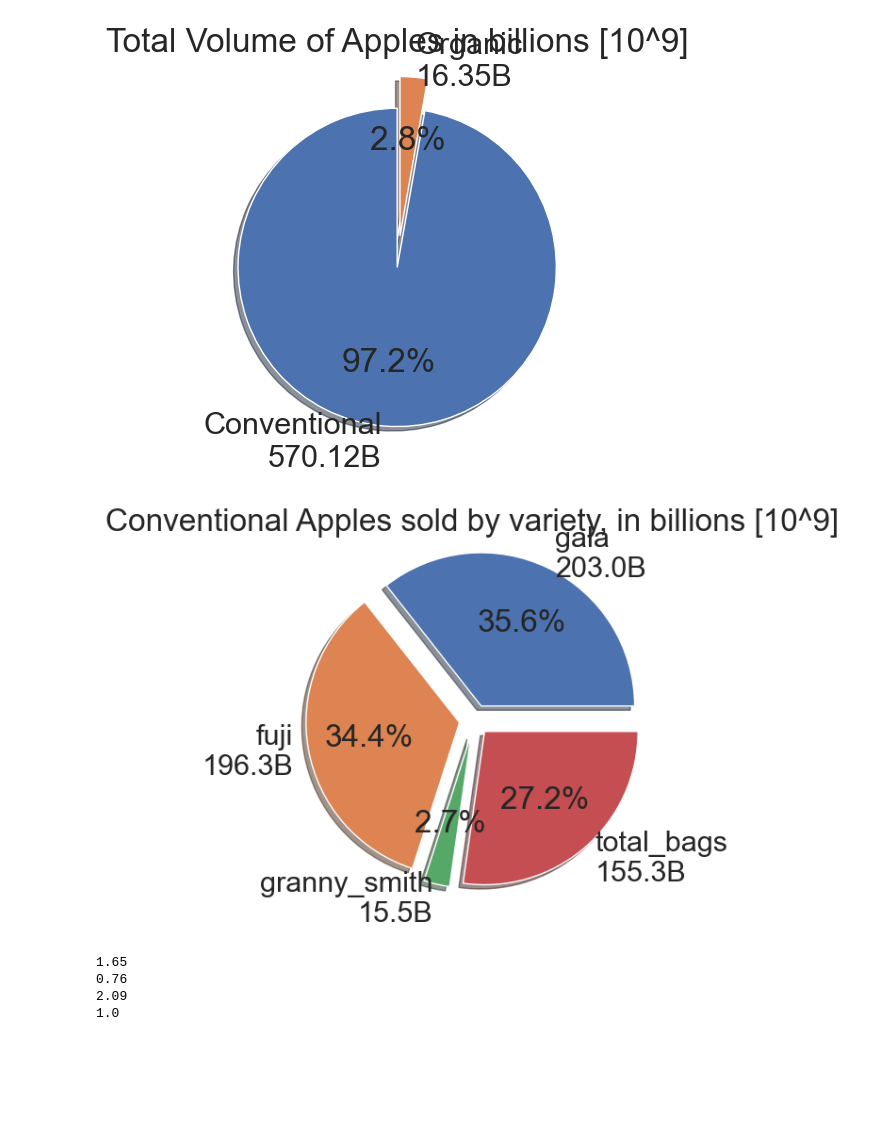
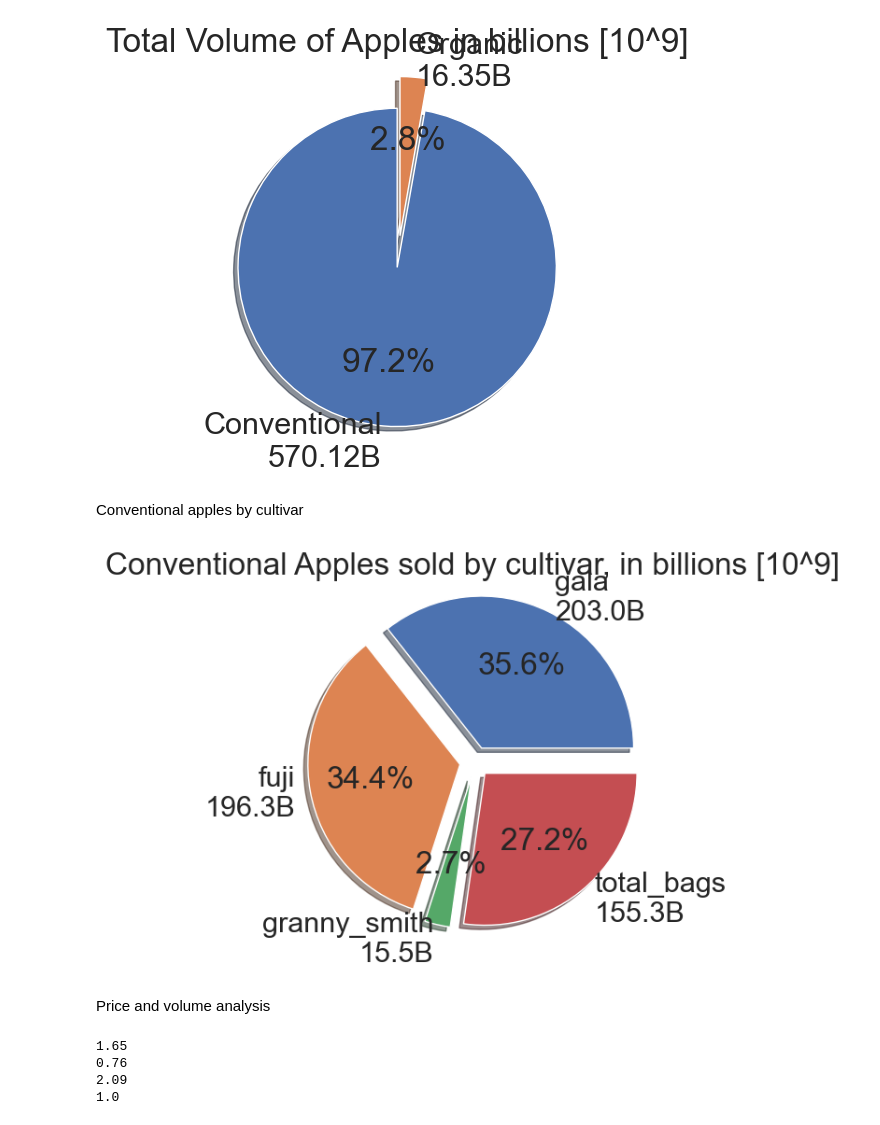
Before and after one commit to marcelomoraiscloser/apple_price, a Jupyter notebook: ApplePricePredictor.ipynb, the cells around one changed output. Saved outputs shown, nothing was run; the diff lists cells and outputs as text; code cells hidden in the pictures; blank space fills up the shorter version.

```diff
--- a/ApplePricePredictor.ipynb
+++ b/ApplePricePredictor.ipynb
@@ -51,16 +53,0 @@ df_org = df_org[columns_of_interest]
-# %%
-#Calender features
-df['week'] = df['date'].dt.isocalendar().week
-df['week'] = df['week'].astype('int32')
-df['month'] = df['date'].dt.month
-df['year'] = df['date'].dt.year
-
-df_conv['week'] = df_conv['date'].dt.isocalendar().week
-df_conv['week'] = df_conv['week'].astype('int32')
-df_conv['month'] = df_conv['date'].dt.month
-df_conv['year'] = df_conv['date'].dt.year
-
-df_org['week'] = df_org['date'].dt.isocalendar().week
-df_org['week'] = df_org['week'].astype('int32')
-df_org['month'] = df_org['date'].dt.month
-df_org['year'] = df_org['date'].dt.year
@@ -111,27 +114,31 @@ plt.axis('equal')  # Equal aspect ratio ensures that the pie is drawn as a circl
 plt.show()
 # %% [output]
 [figure]
+# %% [markdown]
+Conventional apples by cultivar
 # %%
 def pie_chart_per_apple_type(d, title):
     apple_type = ['gala', 'fuji', 'granny_smith', 'total_bags']
     values = [round(d[apple].sum() / 1e9, 1) for apple in apple_type]
     labels = [f'{label}\n{value:.1f}B' for label, value in zip(apple_type, values)]
 
     sns.set(font_scale=2)
     plt.figure(figsize=(5, 5))
     plt.title(title)
 
     # Explode slices for emphasis (optional)
     explode = (0.1, 0.1, 0.1, 0.1)  # Adjust values as needed
 
     plt.pie(values, labels=labels, autopct='%1.1f%%', explode=explode, shadow=True)
     plt.axis('equal')  # Equal aspect ratio ensures that the pie is drawn as a circle
 
     plt.show()
 
-pie_chart_per_apple_type(df_conv, 'Conventional Apples sold by variety, in billions [10^9]')
+pie_chart_per_apple_type(df_conv, 'Conventional Apples sold by cultivar, in billions [10^9]')
 # %% [output]
-[figure, old version]
+[figure, new version]
+# %% [markdown]
+Price and volume analysis
 # %%
 figure, ax = plt.subplots(2,1,figsize=(30,8))
 listOf_Xticks = np.arange(0, 53, 1)
```
Also changed, not shown: parts of 22 cells of this notebook.
